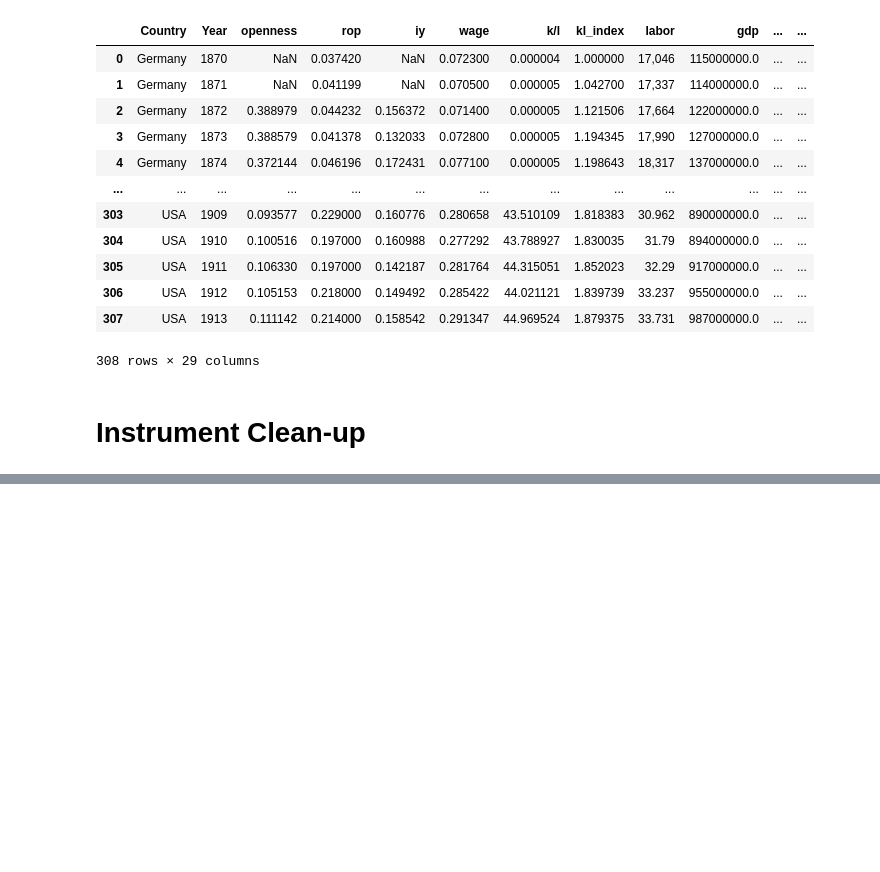
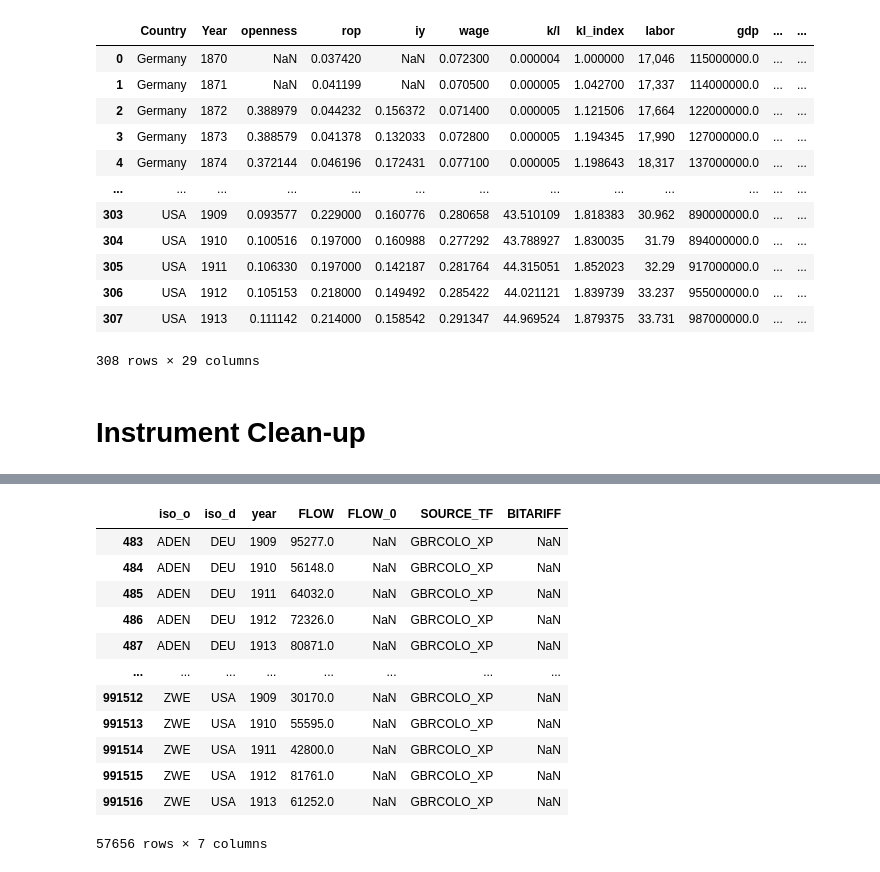
Before and after one commit to kabeerbora/1st_global, a Jupyter notebook: 1st_global.ipynb, the cells around one changed output, grey strips where cells are left out. Drawn from its saved outputs; the diff is of its cells as text; code cells hidden in the pictures; blank space fills up the shorter version.

```diff
--- a/1st_global.ipynb
+++ b/1st_global.ipynb
@@ -801,0 +890,21 @@ merged_df
+# %%
+filtered_df_bitrade = df_bitrade[
+    df_bitrade['iso_o'].isin(target_iso) |
+    df_bitrade['iso_d'].isin(target_iso)
+]
+filtered_df_bitrade = filtered_df_bitrade[(filtered_df_bitrade['year'] >= 1870) & (filtered_df_bitrade['year'] <= 1913)]
+print(f"Filtered DataFrame shape: {filtered_df.shape}")
+# %% [output]
+|  | iso_o | iso_d | year | FLOW | FLOW_0 | SOURCE_TF | BITARIFF |
+| 483 | ADEN | DEU | 1909 | 95277.0 | NaN | GBRCOLO_XP | NaN |
+| 484 | ADEN | DEU | 1910 | 56148.0 | NaN | GBRCOLO_XP | NaN |
+| 485 | ADEN | DEU | 1911 | 64032.0 | NaN | GBRCOLO_XP | NaN |
+| 486 | ADEN | DEU | 1912 | 72326.0 | NaN | GBRCOLO_XP | NaN |
+| 487 | ADEN | DEU | 1913 | 80871.0 | NaN | GBRCOLO_XP | NaN |
+| ... | ... | ... | ... | ... | ... | ... | ... |
+| 991512 | ZWE | USA | 1909 | 30170.0 | NaN | GBRCOLO_XP | NaN |
+| 991513 | ZWE | USA | 1910 | 55595.0 | NaN | GBRCOLO_XP | NaN |
+| 991514 | ZWE | USA | 1911 | 42800.0 | NaN | GBRCOLO_XP | NaN |
+| 991515 | ZWE | USA | 1912 | 81761.0 | NaN | GBRCOLO_XP | NaN |
+| 991516 | ZWE | USA | 1913 | 61252.0 | NaN | GBRCOLO_XP | NaN |
+57656 rows × 7 columns
```
Also changed, not shown: parts of 7 cells of this notebook.
